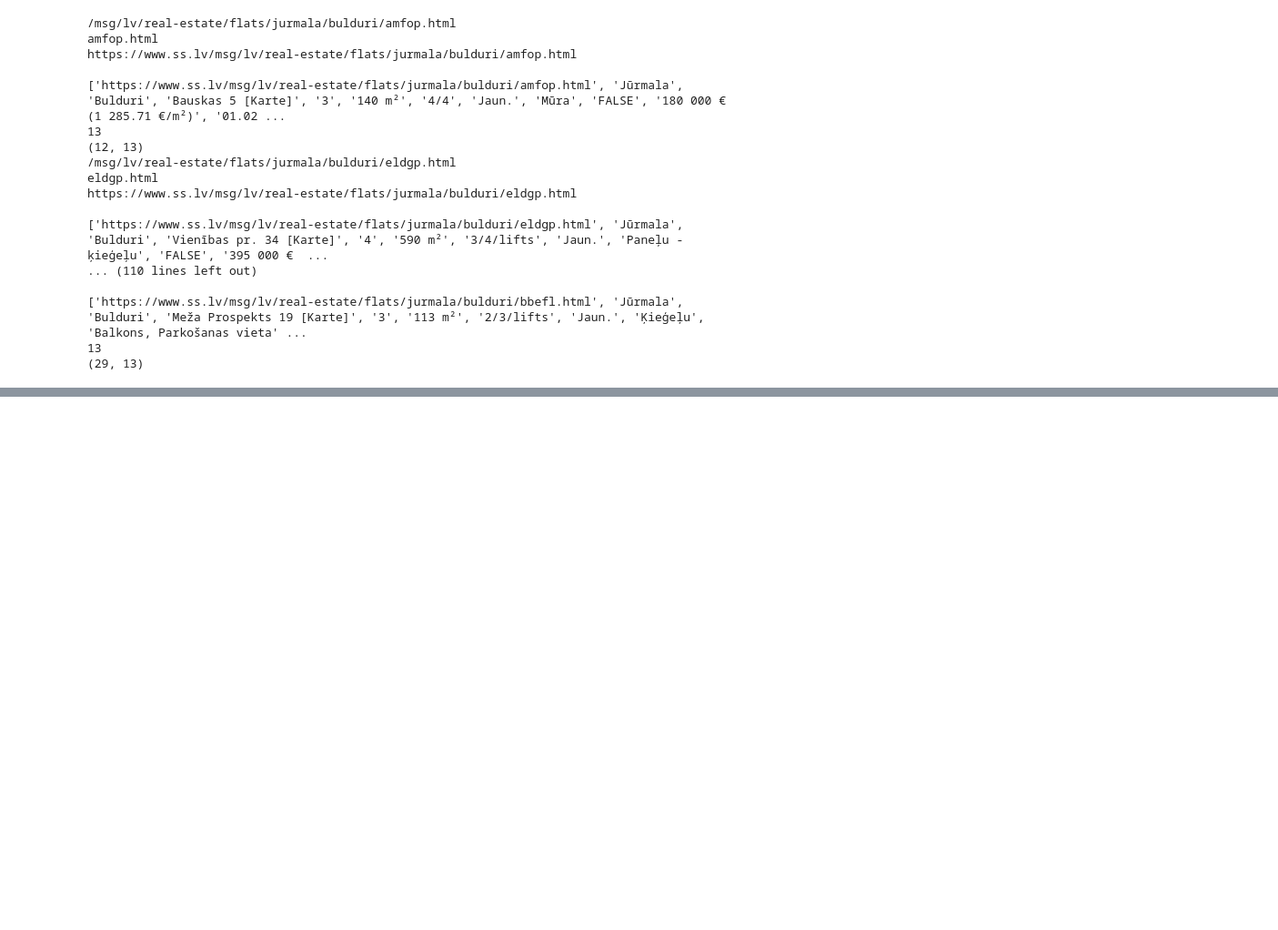
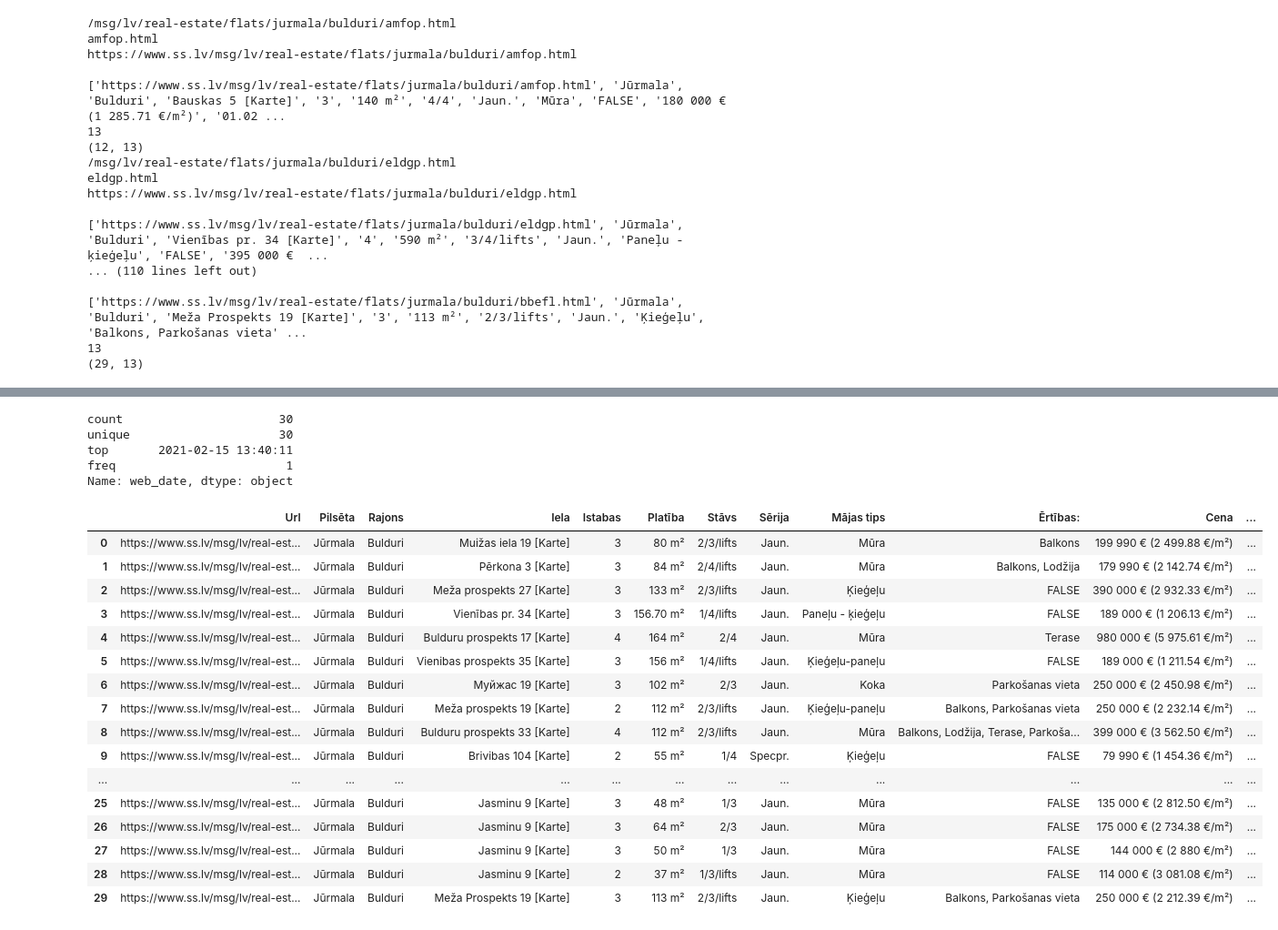
Before and after one commit to Amarilda/KPI, a Jupyter notebook: Untitled.ipynb, the cells around one changed output, grey strips where cells are left out. Shown at 91% size. Saved outputs shown, nothing was run; the diff lists cells and outputs as text; code cells hidden in the pictures; blank space fills up the shorter version.

```diff
--- a/Untitled.ipynb
+++ b/Untitled.ipynb
@@ -138,0 +184,5 @@ for i in a:
+# %%
+df['moment'] = '2021-02-15 13:39:51'
+# %%
+for i in range (0, len(df)):
+    df['moment'].loc[0] = 2021-02-15 13:39:51
@@ -138,0 +191,7 @@ for i in a:
+# %%
+datums = pd.to_datetime('2021-02-15 13:39:51')
+datumi = []
+for i in range(0,len(df)):
+    print(datums + datetime.timedelta(seconds=i))
+    x = datums + datetime.timedelta(seconds=i)
+    datumi.append(str(x))
@@ -138,0 +236,2 @@ for i in a:
+# %%
+df['web_date'] = np.resize(datumi,len(df))
@@ -138,0 +240,28 @@ for i in a:
+# %%
+df.web_date.describe()
+# %% [output]
+count                      30
+unique                     30
+top       2021-02-15 13:40:11
+freq                        1
+Name: web_date, dtype: object
+# %%
+df
+# %% [output]
+|  | Url | Pilsēta | Rajons | Iela | Istabas | Platība | Stāvs | Sērija | Mājas tips | Ērtības: | Cena | ... |
+| 0 | https://www.ss.lv/msg/lv/real-est... | Jūrmala | Bulduri | Muižas iela 19 [Karte] | 3 | 80 m² | 2/3/lifts | Jaun. | Mūra | Balkons | 199 990 € (2 499.88 €/m²) | ... |
+| 1 | https://www.ss.lv/msg/lv/real-est... | Jūrmala | Bulduri | Pērkona 3 [Karte] | 3 | 84 m² | 2/4/lifts | Jaun. | Mūra | Balkons, Lodžija | 179 990 € (2 142.74 €/m²) | ... |
+| 2 | https://www.ss.lv/msg/lv/real-est... | Jūrmala | Bulduri | Meža prospekts 27 [Karte] | 3 | 133 m² | 2/3/lifts | Jaun. | Ķieģeļu | FALSE | 390 000 € (2 932.33 €/m²) | ... |
+| 3 | https://www.ss.lv/msg/lv/real-est... | Jūrmala | Bulduri | Vienības pr. 34 [Karte] | 3 | 156.70 m² | 1/4/lifts | Jaun. | Paneļu - ķieģeļu | FALSE | 189 000 € (1 206.13 €/m²) | ... |
+| 4 | https://www.ss.lv/msg/lv/real-est... | Jūrmala | Bulduri | Bulduru prospekts 17 [Karte] | 4 | 164 m² | 2/4 | Jaun. | Mūra | Terase | 980 000 € (5 975.61 €/m²) | ... |
+| 5 | https://www.ss.lv/msg/lv/real-est... | Jūrmala | Bulduri | Vienibas prospekts 35 [Karte] | 3 | 156 m² | 1/4/lifts | Jaun. | Ķieģeļu-paneļu | FALSE | 189 000 € (1 211.54 €/m²) | ... |
+| 6 | https://www.ss.lv/msg/lv/real-est... | Jūrmala | Bulduri | Муйжас 19 [Karte] | 3 | 102 m² | 2/3 | Jaun. | Koka | Parkošanas vieta | 250 000 € (2 450.98 €/m²) | ... |
+| 7 | https://www.ss.lv/msg/lv/real-est... | Jūrmala | Bulduri | Meža prospekts 19 [Karte] | 2 | 112 m² | 2/3/lifts | Jaun. | Ķieģeļu-paneļu | Balkons, Parkošanas vieta | 250 000 € (2 232.14 €/m²) | ... |
+| 8 | https://www.ss.lv/msg/lv/real-est... | Jūrmala | Bulduri | Bulduru prospekts 33 [Karte] | 4 | 112 m² | 2/3/lifts | Jaun. | Mūra | Balkons, Lodžija, Terase, Parkoša... | 399 000 € (3 562.50 €/m²) | ... |
+| 9 | https://www.ss.lv/msg/lv/real-est... | Jūrmala | Bulduri | Brivibas 104 [Karte] | 2 | 55 m² | 1/4 | Specpr. | Ķieģeļu | FALSE | 79 990 € (1 454.36 €/m²) | ... |
+| ... | ... | ... | ... | ... | ... | ... | ... | ... | ... | ... | ... | ... |
+| 25 | https://www.ss.lv/msg/lv/real-est... | Jūrmala | Bulduri | Jasminu 9 [Karte] | 3 | 48 m² | 1/3 | Jaun. | Mūra | FALSE | 135 000 € (2 812.50 €/m²) | ... |
+| 26 | https://www.ss.lv/msg/lv/real-est... | Jūrmala | Bulduri | Jasminu 9 [Karte] | 3 | 64 m² | 2/3 | Jaun. | Mūra | FALSE | 175 000 € (2 734.38 €/m²) | ... |
+| 27 | https://www.ss.lv/msg/lv/real-est... | Jūrmala | Bulduri | Jasminu 9 [Karte] | 3 | 50 m² | 1/3 | Jaun. | Mūra | FALSE | 144 000 € (2 880 €/m²) | ... |
+| 28 | https://www.ss.lv/msg/lv/real-est... | Jūrmala | Bulduri | Jasminu 9 [Karte] | 2 | 37 m² | 1/3/lifts | Jaun. | Mūra | FALSE | 114 000 € (3 081.08 €/m²) | ... |
+| 29 | https://www.ss.lv/msg/lv/real-est... | Jūrmala | Bulduri | Meža Prospekts 19 [Karte] | 3 | 113 m² | 2/3/lifts | Jaun. | Ķieģeļu | Balkons, Parkošanas vieta | 250 000 € (2 212.39 €/m²) | ... |
```
Also changed, not shown: parts of 8 cells of this notebook.
